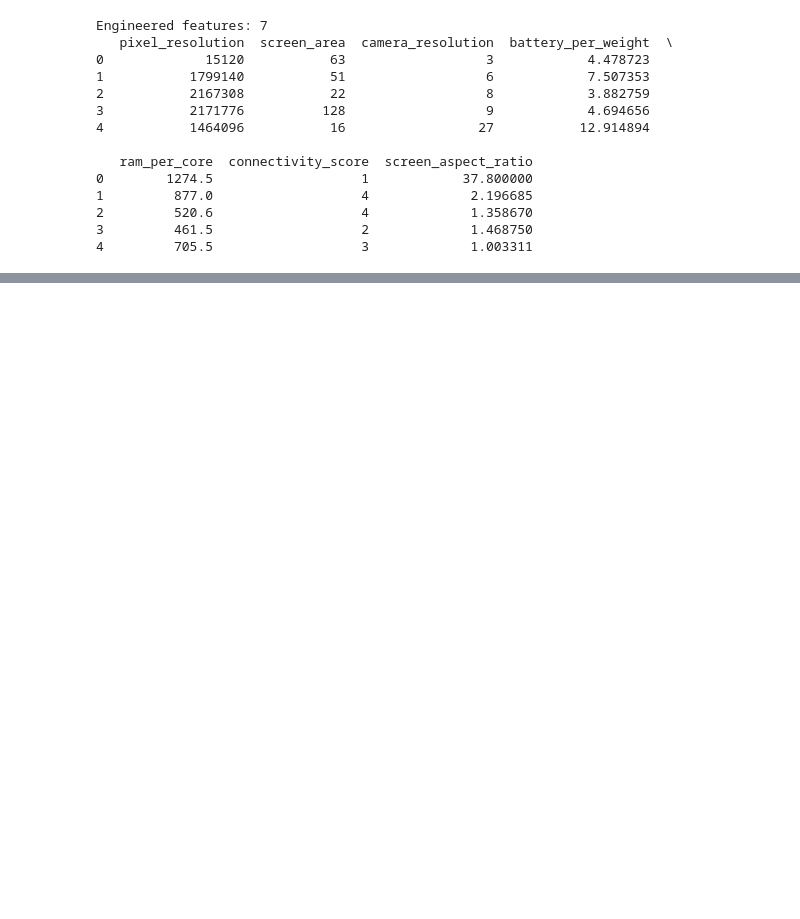
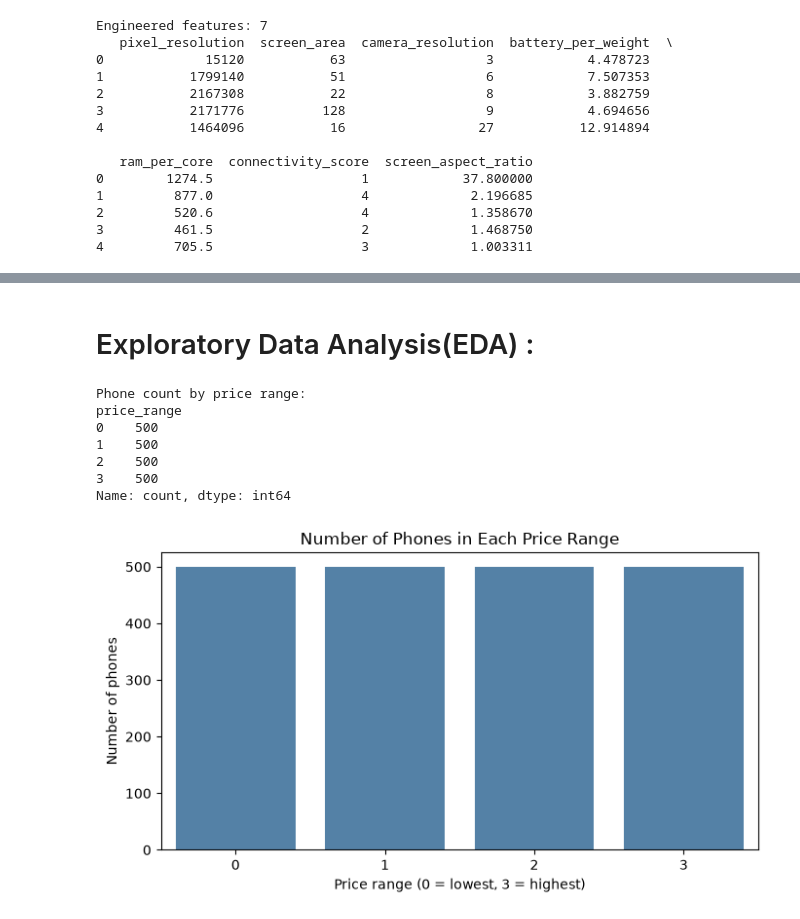
Before and after one commit to AmitParmar20/Cell-Phone-Price-Prediction-Model, a Jupyter notebook: CellPhone_Price_Prediction_model.ipynb, the cells around one changed output, grey strips where cells are left out. Drawn from its saved outputs; the diff is of its cells as text; code cells hidden in the pictures; blank space fills up the shorter version.

Commit message:
Exploratory Data Analysis Process

```diff
--- a/CellPhone_Price_Prediction_model.ipynb
+++ b/CellPhone_Price_Prediction_model.ipynb
@@ -220,0 +221,25 @@ Engineered features: 7
+# %% [markdown]
+# Exploratory Data Analysis(EDA) :
+# %%
+# Count phones in each price range
+price_order = sorted(df['price_range'].unique())
+
+print("Phone count by price range:")
+print(df['price_range'].value_counts().sort_index())
+
+plt.figure(figsize=(7, 4))
+sns.countplot(data=df, x='price_range', order=price_order, color='steelblue')
+plt.title('Number of Phones in Each Price Range')
+plt.xlabel('Price range (0 = lowest, 3 = highest)')
+plt.ylabel('Number of phones')
+plt.tight_layout()
+plt.show()
+# %% [output]
+Phone count by price range:
+price_range
+0    500
+1    500
+2    500
+3    500
+Name: count, dtype: int64
+[figure, added]
```
Also changed, not shown: parts of 16 cells of this notebook.
